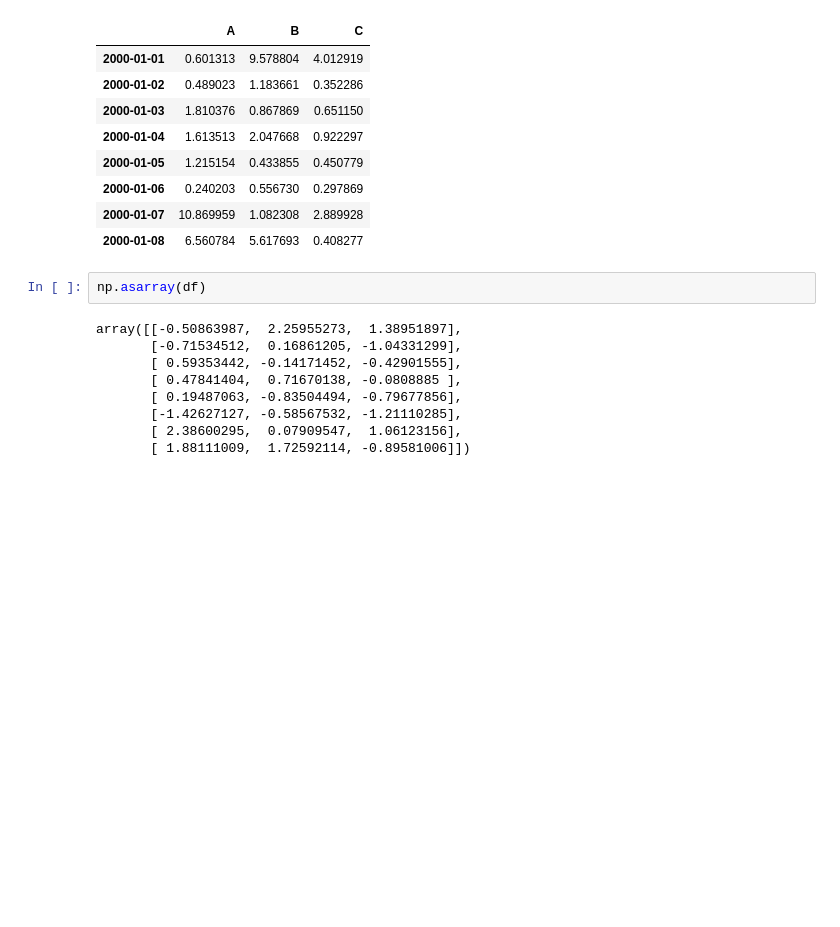
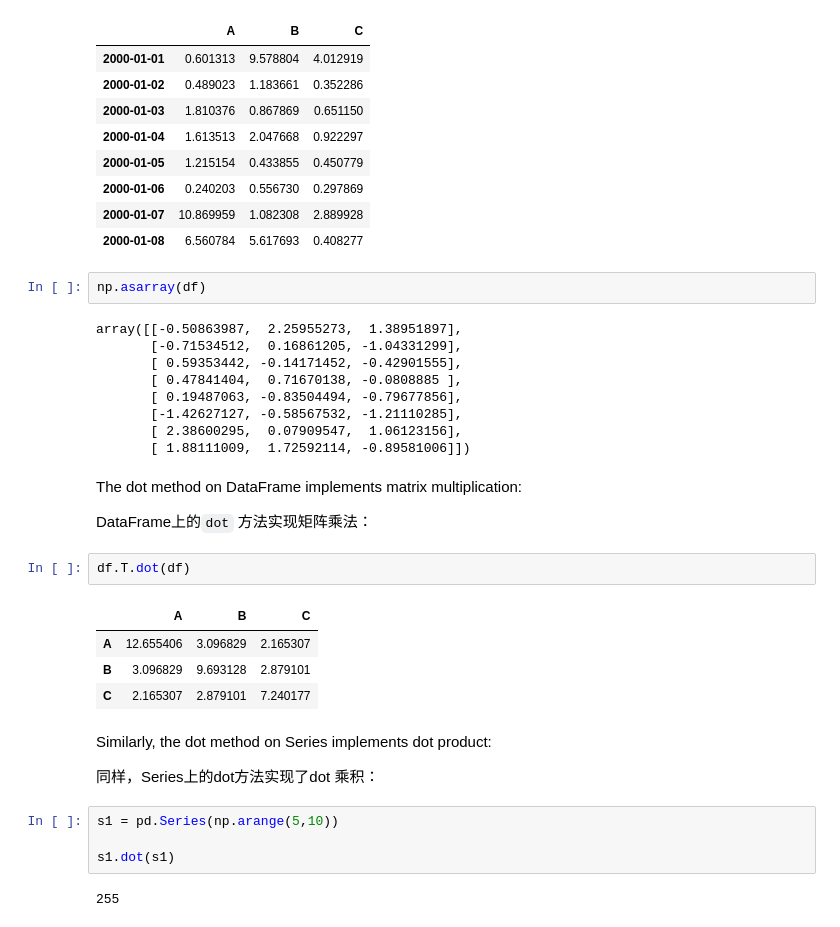
Before and after one commit to Fan-Anguo/pf-pandas, a Jupyter notebook: 02-Intro to Data Structures.ipynb, the cells around one changed output. Cells and saved outputs as stored; diff of their text form; blank space fills up the shorter version.

```diff
--- a/02-Intro to Data Structures.ipynb
+++ b/02-Intro to Data Structures.ipynb
@@ -1017,3 +1017,24 @@ array([[-0.50863987,  2.25955273,  1.38951897],
        [-1.42627127, -0.58567532, -1.21110285],
        [ 2.38600295,  0.07909547,  1.06123156],
        [ 1.88111009,  1.72592114, -0.89581006]])
+# %% [markdown]
+The dot method on DataFrame implements matrix multiplication:
+
+DataFrame上的`dot` 方法实现矩阵乘法：
+# %%
+df.T.dot(df)
+# %% [output]
+|  | A | B | C |
+| A | 12.655406 | 3.096829 | 2.165307 |
+| B | 3.096829 | 9.693128 | 2.879101 |
+| C | 2.165307 | 2.879101 | 7.240177 |
+# %% [markdown]
+Similarly, the dot method on Series implements dot product:
+
+同样，Series上的dot方法实现了dot 乘积：
+# %%
+s1 = pd.Series(np.arange(5,10))
+
+s1.dot(s1)
+# %% [output]
+255
```
Also changed, not shown: parts of 16 cells of this notebook, 3 other files.
